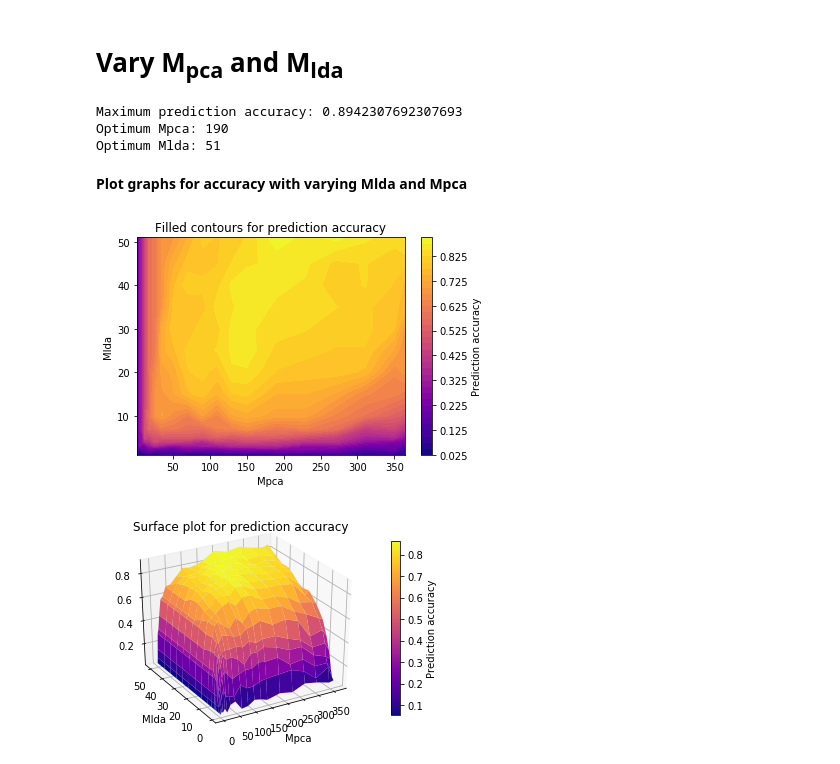
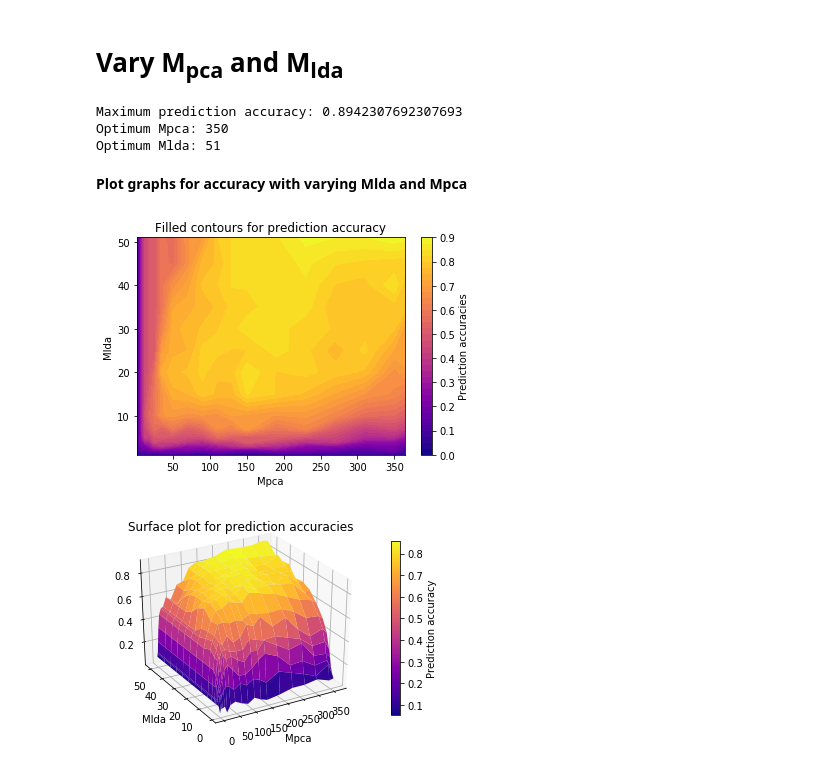
Before and after one commit to Karcsi127/patterrec1, a Jupyter notebook: exercise3.ipynb, the cells around one changed output. Saved outputs shown, nothing was run; the diff lists cells and outputs as text; code cells hidden in the pictures.

```diff
--- a/exercise3.ipynb
+++ b/exercise3.ipynb
@@ -382,3 +492,27 @@ def Do_PCA_LDA_NN(Wopt_t, LDA):
 
     # Determine the prediction accuracy
     return np.sum(classes_pred_NN_t==classes_act_NN) / classes_act_NN.shape[0]
+# %%
+def Do_PCA_LDA_KMEAN(Wopt_t, LDA, K):
+    #Project training data into LDA space
+    train_LDA_t = Wopt_t.T.dot(train_pic_norm.T) # each picture is represented by a column
+
+    #Project test data into LDA space
+    test_norm_t = (test[:,:PIC_SIZE] - global_mean)
+    test_LDA_t = Wopt_t.T.dot(test_norm_t.T) #each picture is represented by a column
+
+    coord_train_t = []
+    for point in range(TRAIN_SIZE):
+        coord_train_t.append(train_LDA_t[:,point])
+
+
+    coord_test_t = []
+    for point in range(TEST_SIZE):
+        coord_test_t.append(test_LDA_t[:,point])
+
+    neigh = KNeighborsClassifier(n_neighbors=K)
+    neigh.fit(coord_train_t,training[:,PIC_SIZE])
+
+    classes_predict_k_nn_t = neigh.predict(coord_test_t)
+
+    return np.sum(classes_act_NN==classes_predict_k_nn_t) / classes_predict_k_nn_t.shape[0]
@@ -389,10 +544,10 @@ for p in range(Mpca_set.shape[0]):
     for l in range(Mlda_set.shape[0]):
         if Mlda_set[l]<=Mpca_set[p]:
             Wopt_t = Get_Wopt(Mpca_set[p],Mlda_set[l])
-            prediction_accuracies[p,l]=Do_PCA_LDA_NN(Wopt_t,Mlda_set[l])
+            prediction_accuracies[p,l]=Do_PCA_LDA_KMEAN(Wopt_t,Mlda_set[l],5)
         else:
             Wopt_t = Get_Wopt(Mpca_set[p],Mpca_set[p])
-            prediction_accuracies[p,l]=Do_PCA_LDA_NN(Wopt_t,Mpca_set[p])
+            prediction_accuracies[p,l]=Do_PCA_LDA_KMEAN(Wopt_t,Mpca_set[p],5)
 
 maximum_indices = np.unravel_index(np.argmax(prediction_accuracies, axis=None), prediction_accuracies.shape)
 print("Maximum prediction accuracy:", prediction_accuracies[maximum_indices])
@@ -400,21 +555,21 @@ print("Optimum Mpca:", Mpca_set[maximum_indices[0]])
 print("Optimum Mlda:", Mlda_set[maximum_indices[1]])
 # %% [output]
 Maximum prediction accuracy: 0.8942307692307693
-Optimum Mpca: 190
+Optimum Mpca: 350
 Optimum Mlda: 51
 # %% [markdown]
 <b> Plot graphs for accuracy with varying Mlda and Mpca
 # %%
 X, Y = np.meshgrid(Mpca_set, Mlda_set)
 fig = plt.contourf(X,Y,prediction_accuracies.T, 35, cmap='plasma')
 cbar=plt.colorbar()
-cbar.set_label('Prediction accuracy', rotation=90)
+cbar.set_label('Prediction accuracies', rotation=90)
 plt.ylabel('Mlda')
 plt.xlabel('Mpca')
 plt.title('Filled contours for prediction accuracy')
 plt.show()
 # %% [output]
-[figure, old version]
+[figure, new version]
 # %%
 from mpl_toolkits.mplot3d import Axes3D
 fig = plt.figure()
@@ -422,11 +577,11 @@ ax = fig.add_subplot(111, projection='3d')
 surf=ax.plot_surface(X, Y, prediction_accuracies.T, cmap='plasma', color='black' )
 plt.ylabel('Mlda')
 plt.xlabel('Mpca')
-plt.title('Surface plot for prediction accuracy')
+plt.title('Surface plot for prediction accuracies')
 
 # Add a color bar which maps values to colors.
 cbar=fig.colorbar(surf, shrink=0.8)
 cbar.set_label('Prediction accuracy', rotation=90)
 ax.view_init(30, 240)
 # %% [output]
-[figure, old version]
+[figure, new version]
```
Also changed, not shown: parts of 8 cells of this notebook.
